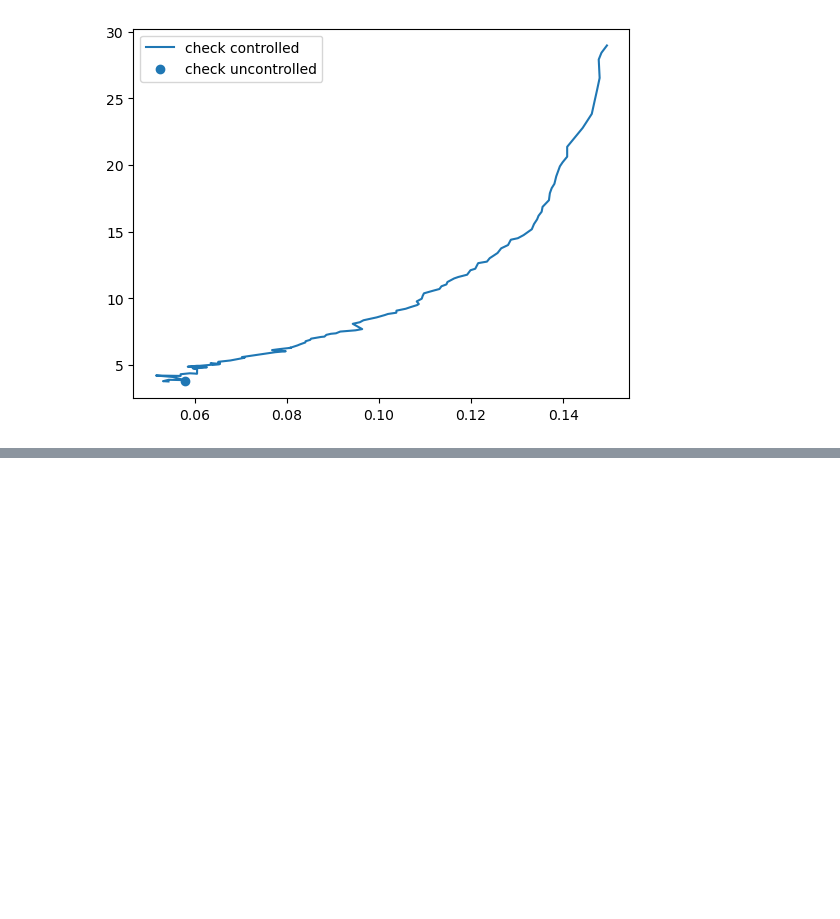
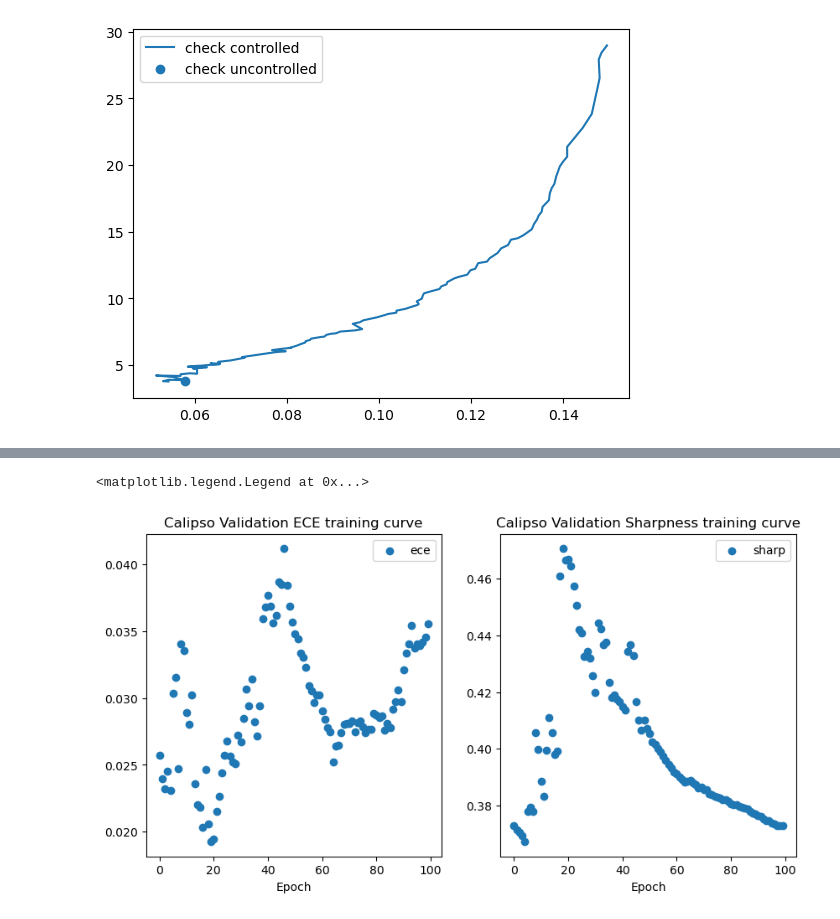
Before and after one commit to Zyxleo123/calibrated-quantile-uq, a Jupyter notebook: test.ipynb, the cells around one changed output, grey strips where cells are left out. Cells and saved outputs as stored; diff of their text form; code cells hidden in the pictures; blank space fills up the shorter version.

```diff
--- a/test.ipynb
+++ b/test.ipynb
@@ -292,0 +304,14 @@ plt.legend()
+# %%
+fig, axes = plt.subplots(1, 2, figsize=(10, 5))
+axes[0].scatter(range(len(calipso_data['va_ece_list'])), calipso_data['va_ece_list'], label='ece')
+axes[1].scatter(range(len(calipso_data['va_sharp_list'])), calipso_data['va_sharp_list'], label='sharp')
+axes[0].set_xlabel('Epoch')
+axes[0].set_title('Calipso Validation ECE training curve')
+axes[0].legend()
+
+axes[1].set_xlabel('Epoch')
+axes[1].set_title('Calipso Validation Sharpness training curve')
+axes[1].legend()
+# %% [output]
+<matplotlib.legend.Legend at 0x...>
+[figure, added]
```
Also changed, not shown: parts of 4 cells of this notebook, 1 other file.
